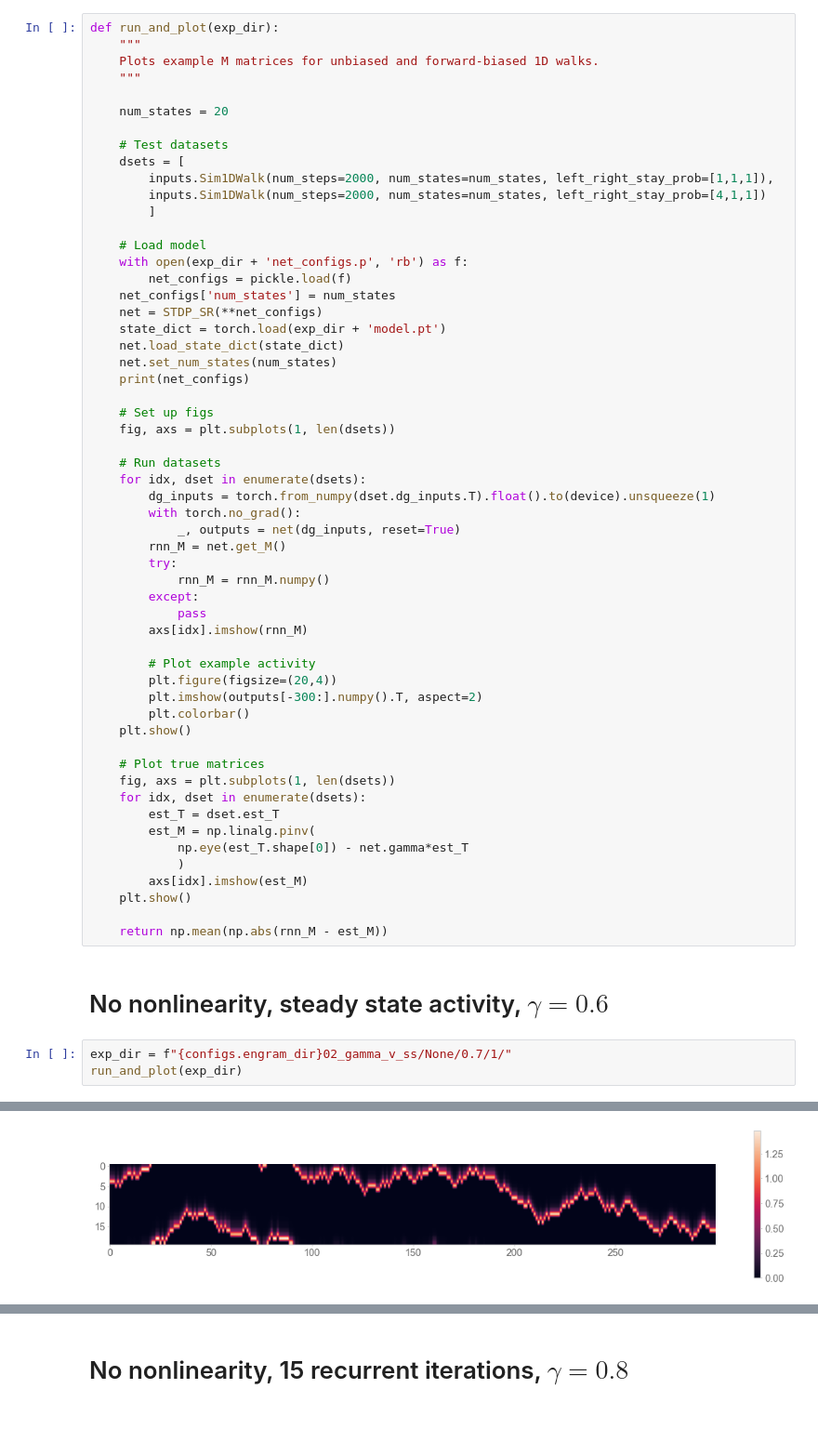
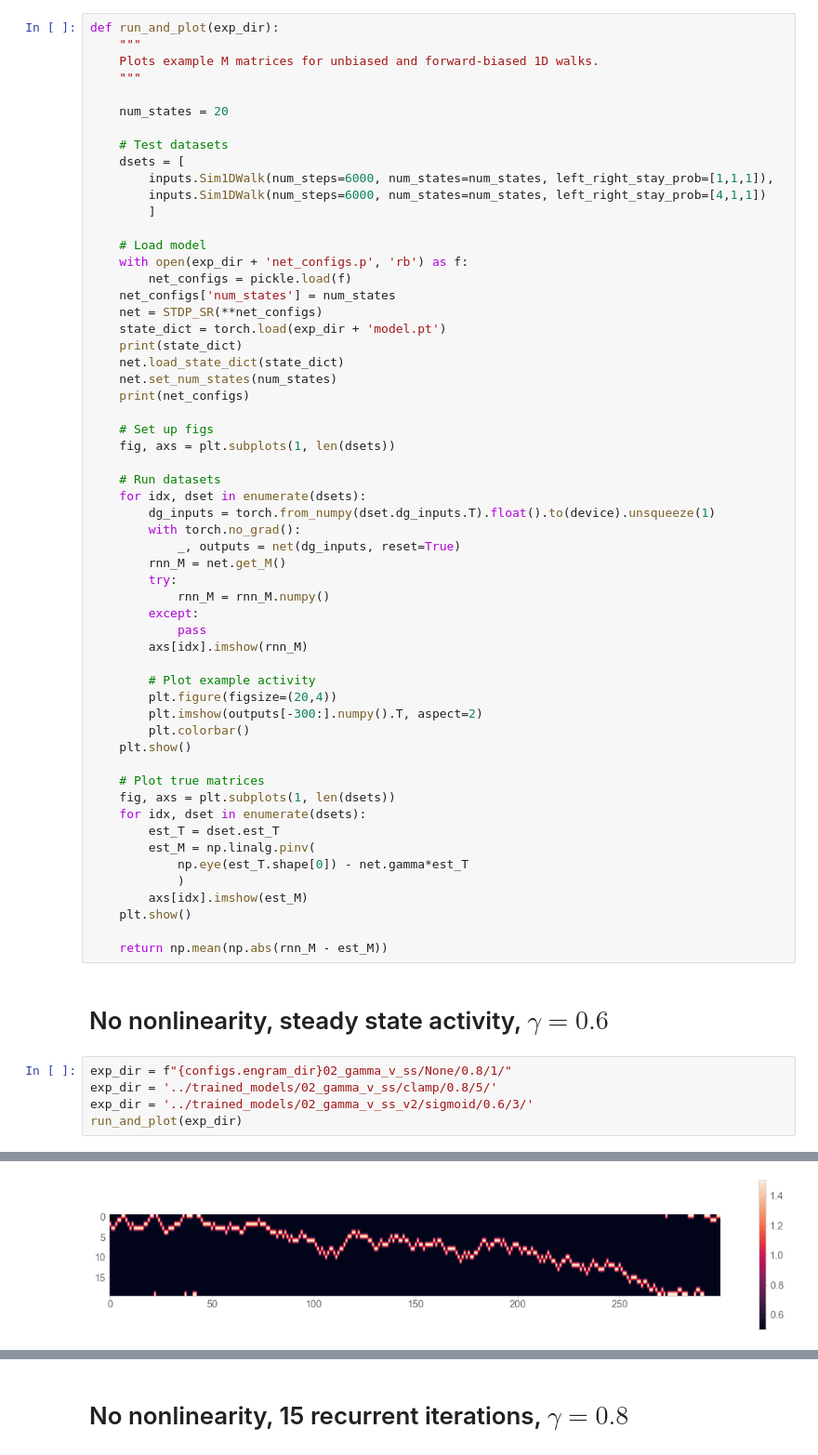
Before and after one commit to chingf/sr-project, a Jupyter notebook: notebooks/3acdf-activity-examples.ipynb, the cells around one changed output, grey strips where cells are left out. Shown at 93% size. Drawn from its saved outputs; the diff is of its cells as text; blank space fills up the shorter version.

```diff
--- a/notebooks/3acdf-activity-examples.ipynb
+++ b/notebooks/3acdf-activity-examples.ipynb
@@ -28,8 +28,8 @@ def run_and_plot(exp_dir):
 
     # Test datasets
     dsets = [
-        inputs.Sim1DWalk(num_steps=2000, num_states=num_states, left_right_stay_prob=[1,1,1]),
-        inputs.Sim1DWalk(num_steps=2000, num_states=num_states, left_right_stay_prob=[4,1,1])
+        inputs.Sim1DWalk(num_steps=6000, num_states=num_states, left_right_stay_prob=[1,1,1]),
+        inputs.Sim1DWalk(num_steps=6000, num_states=num_states, left_right_stay_prob=[4,1,1])
         ]
 
     # Load model
@@ -38,6 +38,7 @@ def run_and_plot(exp_dir):
     net_configs['num_states'] = num_states
     net = STDP_SR(**net_configs)
     state_dict = torch.load(exp_dir + 'model.pt')
+    print(state_dict)
     net.load_state_dict(state_dict)
     net.set_num_states(num_states)
     print(net_configs)
@@ -77,6 +78,8 @@ def run_and_plot(exp_dir):
 # %% [markdown]
 # No nonlinearity, steady state activity, $\gamma=0.6$
 # %%
-exp_dir = f"{configs.engram_dir}02_gamma_v_ss/None/0.7/1/"
+exp_dir = f"{configs.engram_dir}02_gamma_v_ss/None/0.8/1/"
+exp_dir = '../trained_models/02_gamma_v_ss/clamp/0.8/5/'
+exp_dir = '../trained_models/02_gamma_v_ss_v2/sigmoid/0.6/3/'
 run_and_plot(exp_dir)
 # %% [output]
@@ -85 +89 @@ run_and_plot(exp_dir)
-[figure, old version]
+[figure, new version]
```
Also changed, not shown: parts of 3 cells of this notebook, 12 other files.
